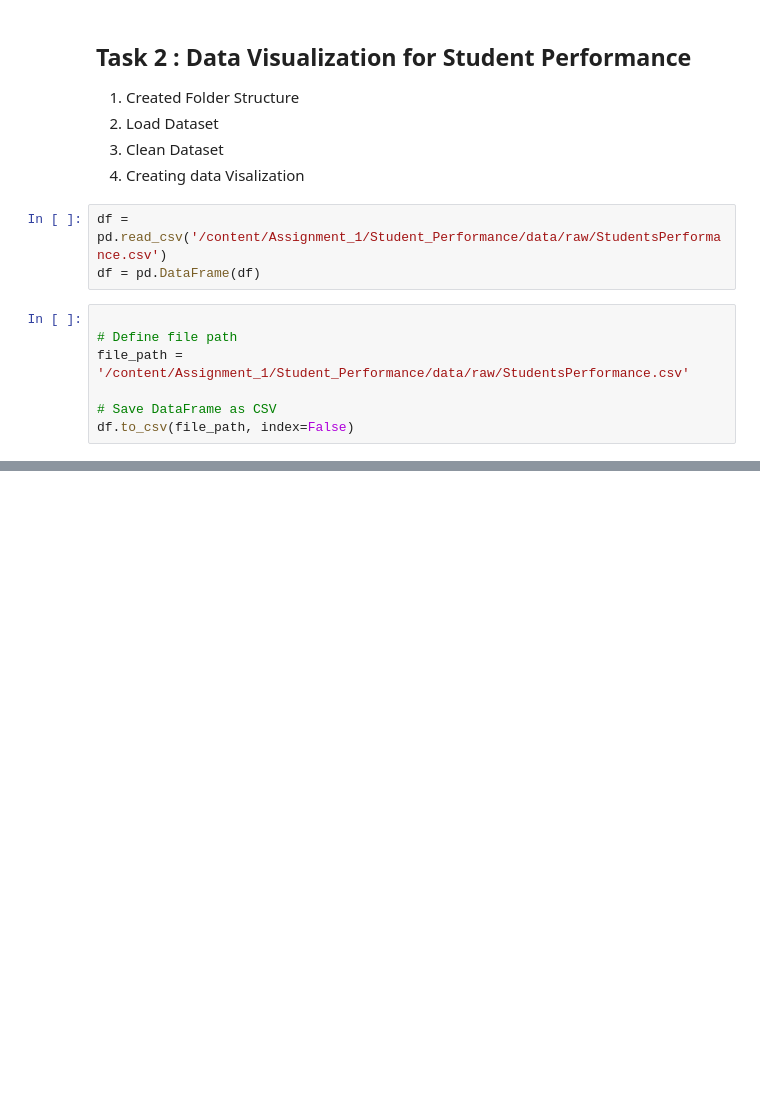
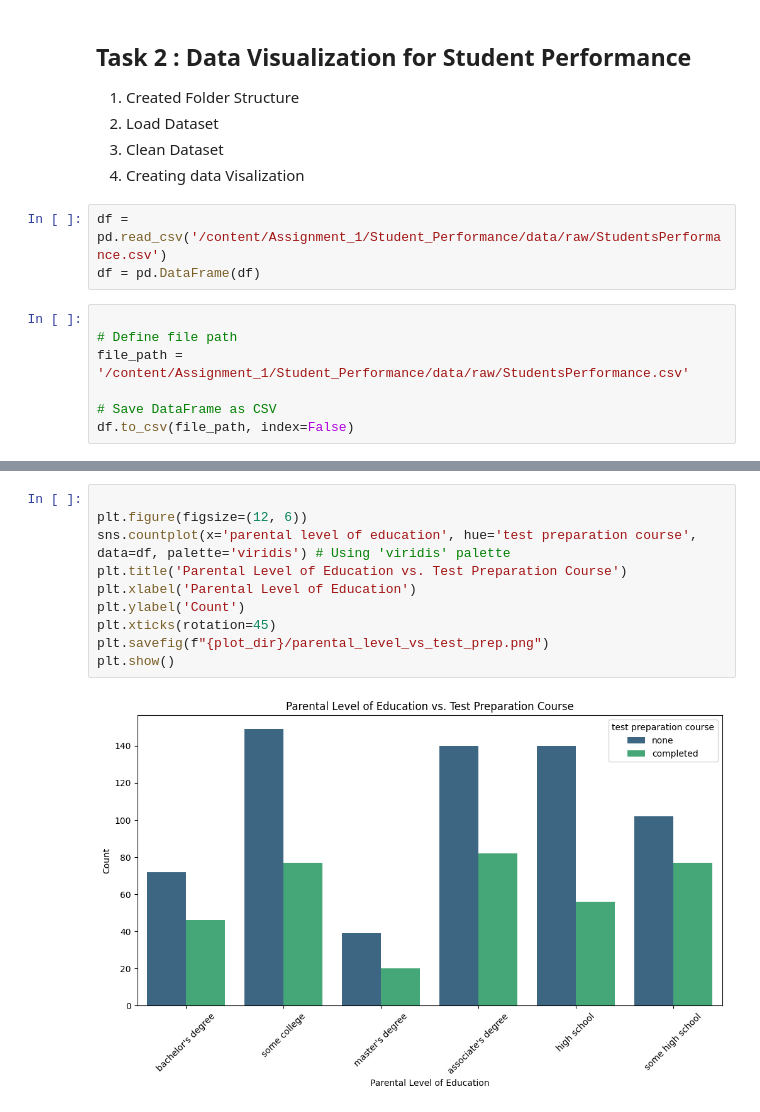
Before and after one commit to ladkrutarth/DS_Assignment_1, a Jupyter notebook: Assignment_1.ipynb, the cells around one changed output, grey strips where cells are left out. Saved outputs shown, nothing was run; the diff lists cells and outputs as text; blank space fills up the shorter version.

```diff
--- a/Assignment_1.ipynb
+++ b/Assignment_1.ipynb
@@ -142,3 +154,15 @@ plt.xticks(rotation=45)
 plt.show()
 # %% [output]
 [figure]
+# %%
+
+plt.figure(figsize=(12, 6))
+sns.countplot(x='parental level of education', hue='test preparation course', data=df, palette='viridis') # Using 'viridis' palette
+plt.title('Parental Level of Education vs. Test Preparation Course')
+plt.xlabel('Parental Level of Education')
+plt.ylabel('Count')
+plt.xticks(rotation=45)
+plt.savefig(f"{plot_dir}/parental_level_vs_test_prep.png")
+plt.show()
+# %% [output]
+[figure, added]
```
Also changed, not shown: parts of 6 cells of this notebook.
